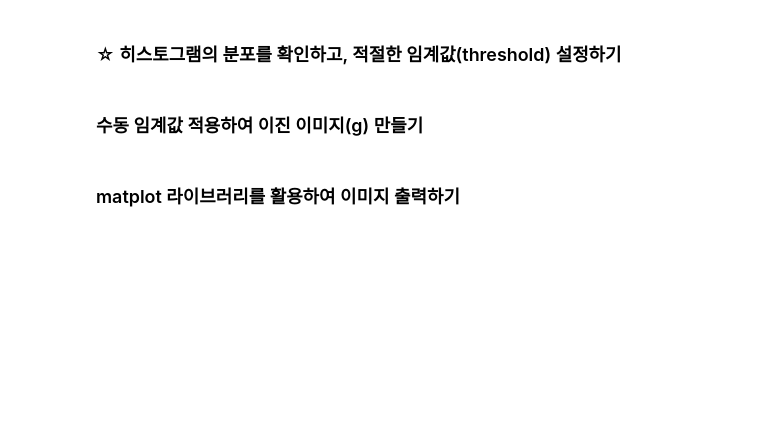
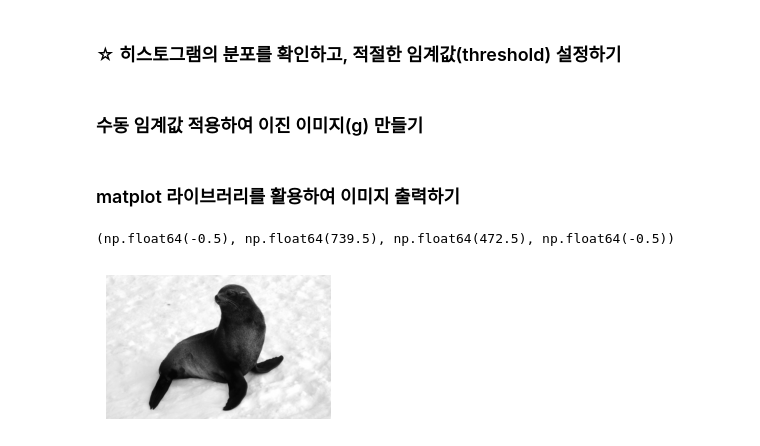
Before and after one commit to taewhan29/2026-2_Base_Env, a Jupyter notebook: computer_vision/chap04_student/chapter4_2.ipynb, the cells around one changed output. Saved outputs shown, nothing was run; the diff lists cells and outputs as text; code cells hidden in the pictures; blank space fills up the shorter version.

```diff
--- a/computer_vision/chap04_student/chapter4_2.ipynb
+++ b/computer_vision/chap04_student/chapter4_2.ipynb
@@ -25,7 +25,7 @@ num_bin = L
 # %% [markdown]
 ### ‘seal.jpg’를 흑백영상(f)으로 읽고, 영상의 크기(h,w)를 자동으로 구하기
 # %%
-f = cv2.imread() # gray
+f = cv2.imread("images/seal.jpg",0) # gray
 h,w = f.shape
 # %% [markdown]
 ### 히스토그램 생성하기(hist)
@@ -47,4 +49,7 @@ g = np.where()
 ### matplot 라이브러리를 활용하여 이미지 출력하기
 # %%
 plt.subplot(1,2,1);plt.imshow(f, cmap="gray"); plt.axis("off")
-plt.subplot(1,2,2);plt.imshow(g, cmap="gray"); plt.axis("off")
+# plt.subplot(1,2,2);plt.imshow(g, cmap="gray"); plt.axis("off")
+# %% [output]
+(np.float64(-0.5), np.float64(739.5), np.float64(472.5), np.float64(-0.5))
+[figure, added]
```
Also changed, not shown: parts of 4 cells of this notebook, 3 other files.
